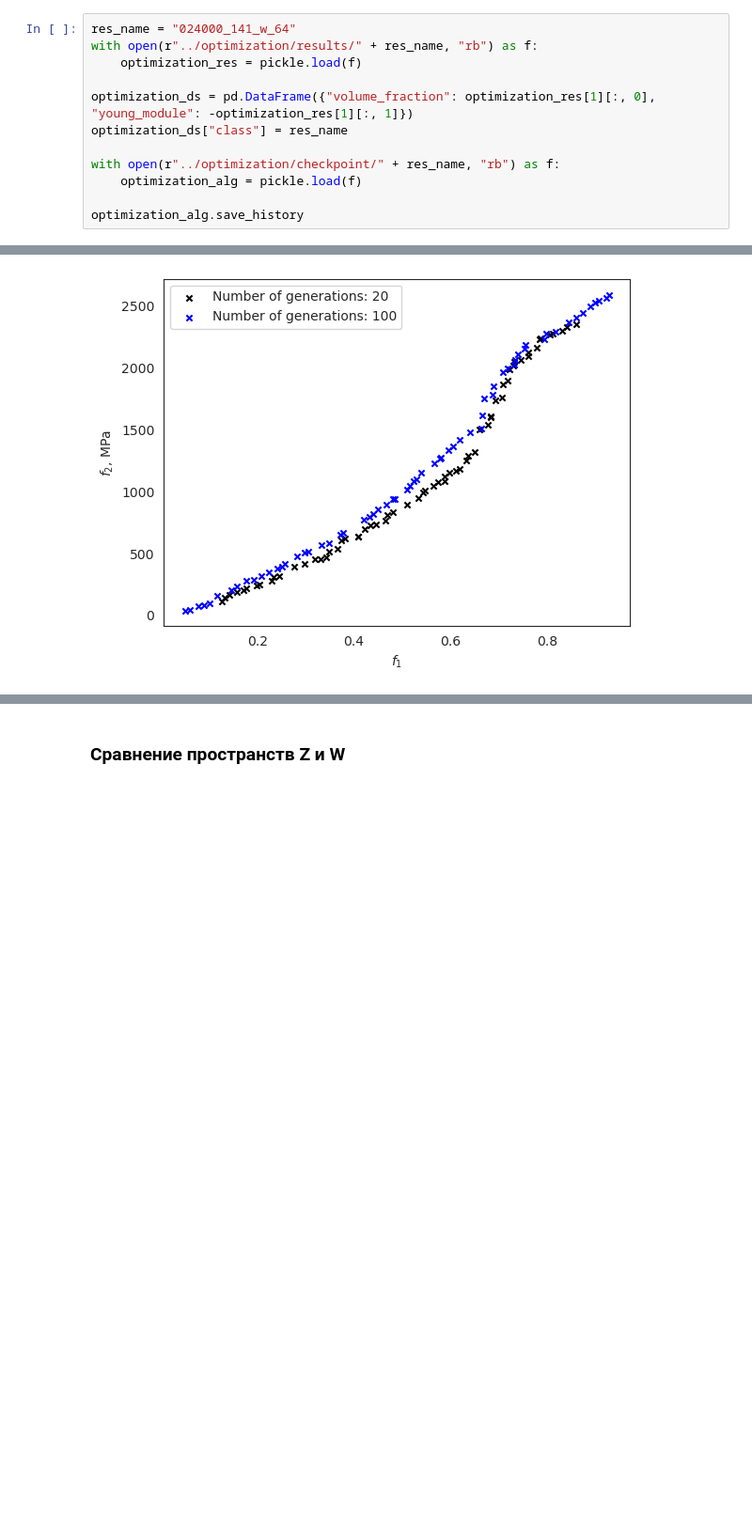
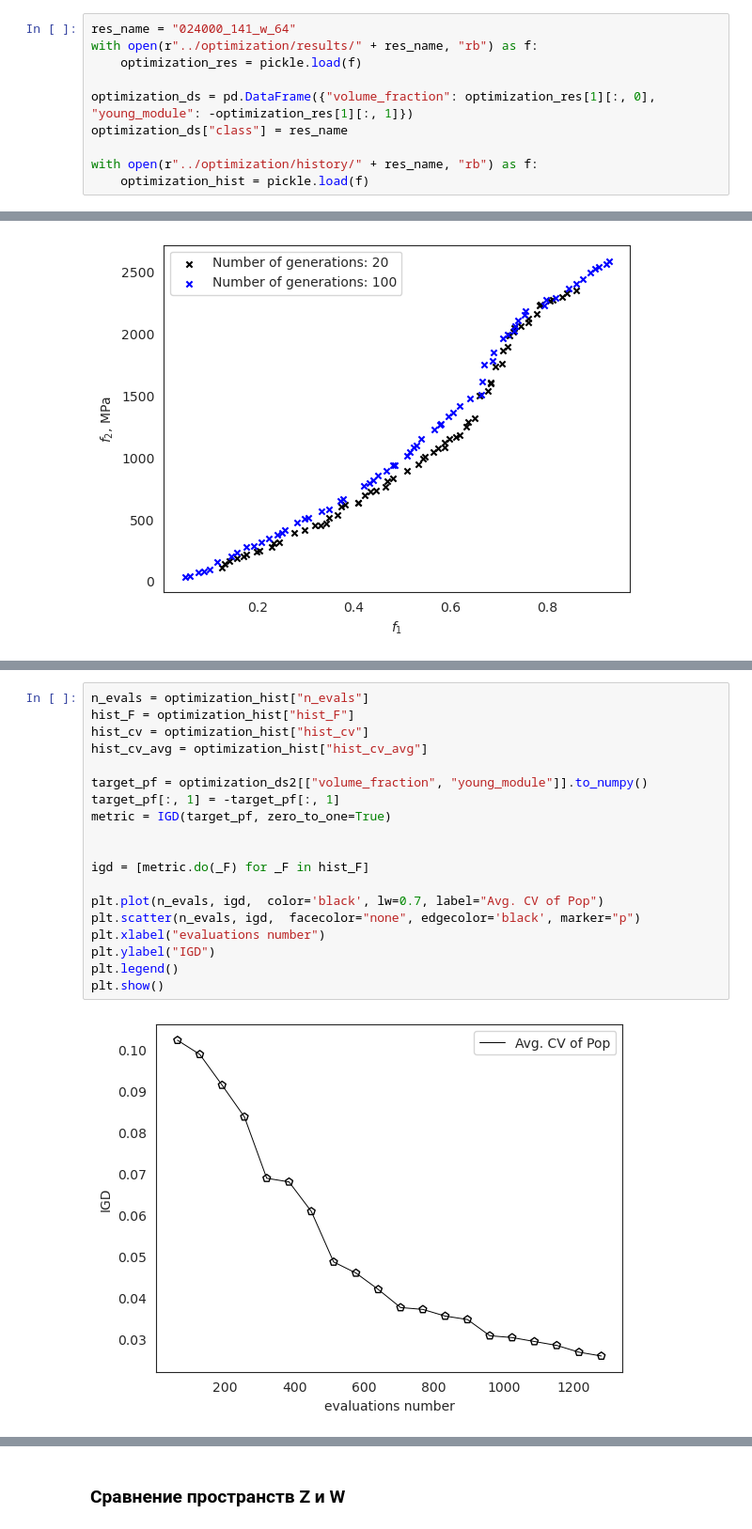
Before and after one commit to evg-kononov/materials-design, a Jupyter notebook: stats/properties.ipynb, the cells around one changed output, grey strips where cells are left out. Shown at 94% size. Drawn from its saved outputs; the diff is of its cells as text; blank space fills up the shorter version.

```diff
--- a/stats/properties.ipynb
+++ b/stats/properties.ipynb
@@ -158,7 +159,5 @@ with open(r"../optimization/results/" + res_name, "rb") as f:
 optimization_ds = pd.DataFrame({"volume_fraction": optimization_res[1][:, 0], "young_module": -optimization_res[1][:, 1]})
 optimization_ds["class"] = res_name
 
-with open(r"../optimization/checkpoint/" + res_name, "rb") as f:
-    optimization_alg = pickle.load(f)
-
-optimization_alg.save_history
+with open(r"../optimization/history/" + res_name, "rb") as f:
+    optimization_hist = pickle.load(f)
@@ -250,0 +268,21 @@ ax.legend()
+# %%
+n_evals = optimization_hist["n_evals"]
+hist_F = optimization_hist["hist_F"]
+hist_cv = optimization_hist["hist_cv"]
+hist_cv_avg = optimization_hist["hist_cv_avg"]
+
+target_pf = optimization_ds2[["volume_fraction", "young_module"]].to_numpy()
+target_pf[:, 1] = -target_pf[:, 1]
+metric = IGD(target_pf, zero_to_one=True)
+
+
+igd = [metric.do(_F) for _F in hist_F]
+
+plt.plot(n_evals, igd,  color='black', lw=0.7, label="Avg. CV of Pop")
+plt.scatter(n_evals, igd,  facecolor="none", edgecolor='black', marker="p")
+plt.xlabel("evaluations number")
+plt.ylabel("IGD")
+plt.legend()
+plt.show()
+# %% [output]
+[figure, added]
```
Also changed, not shown: parts of 5 cells of this notebook.
